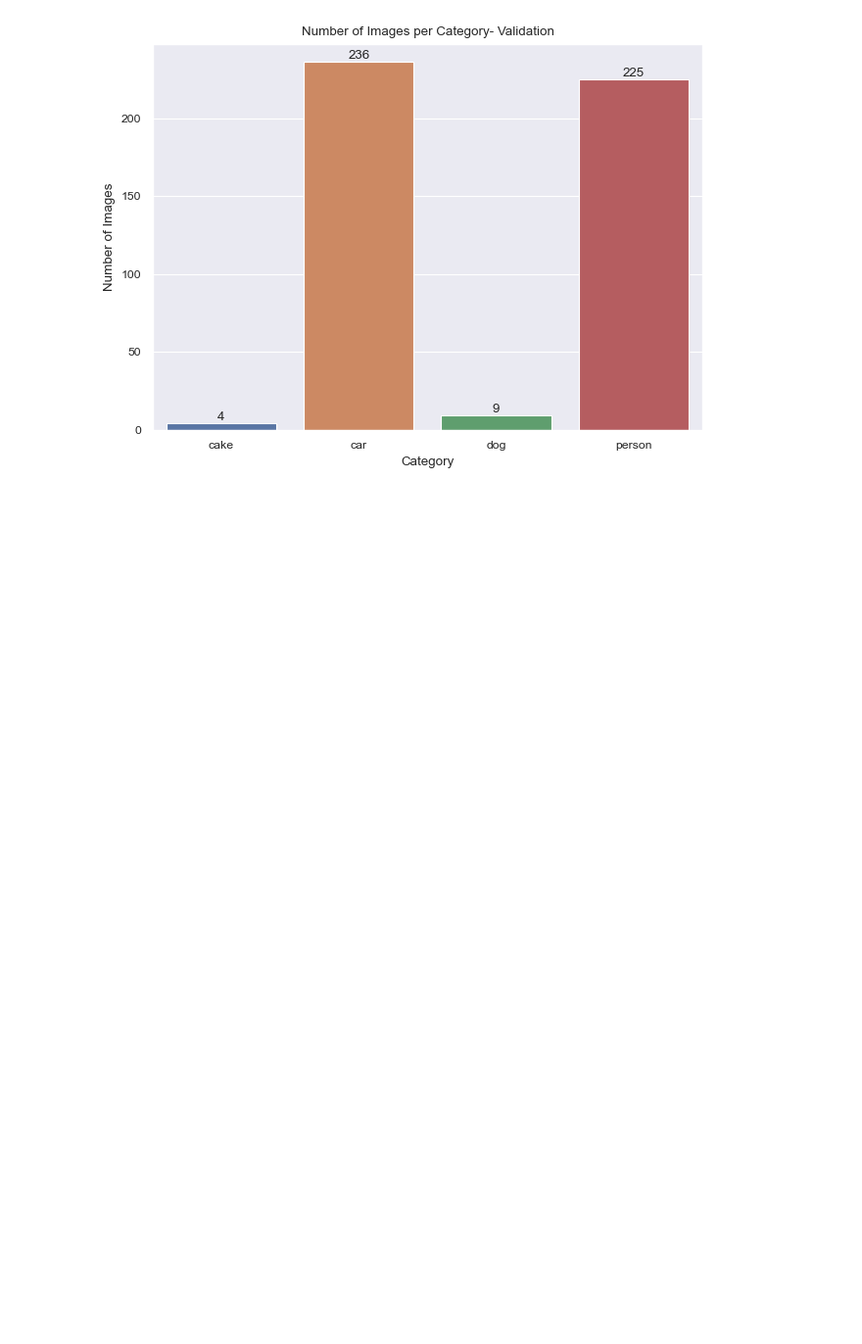
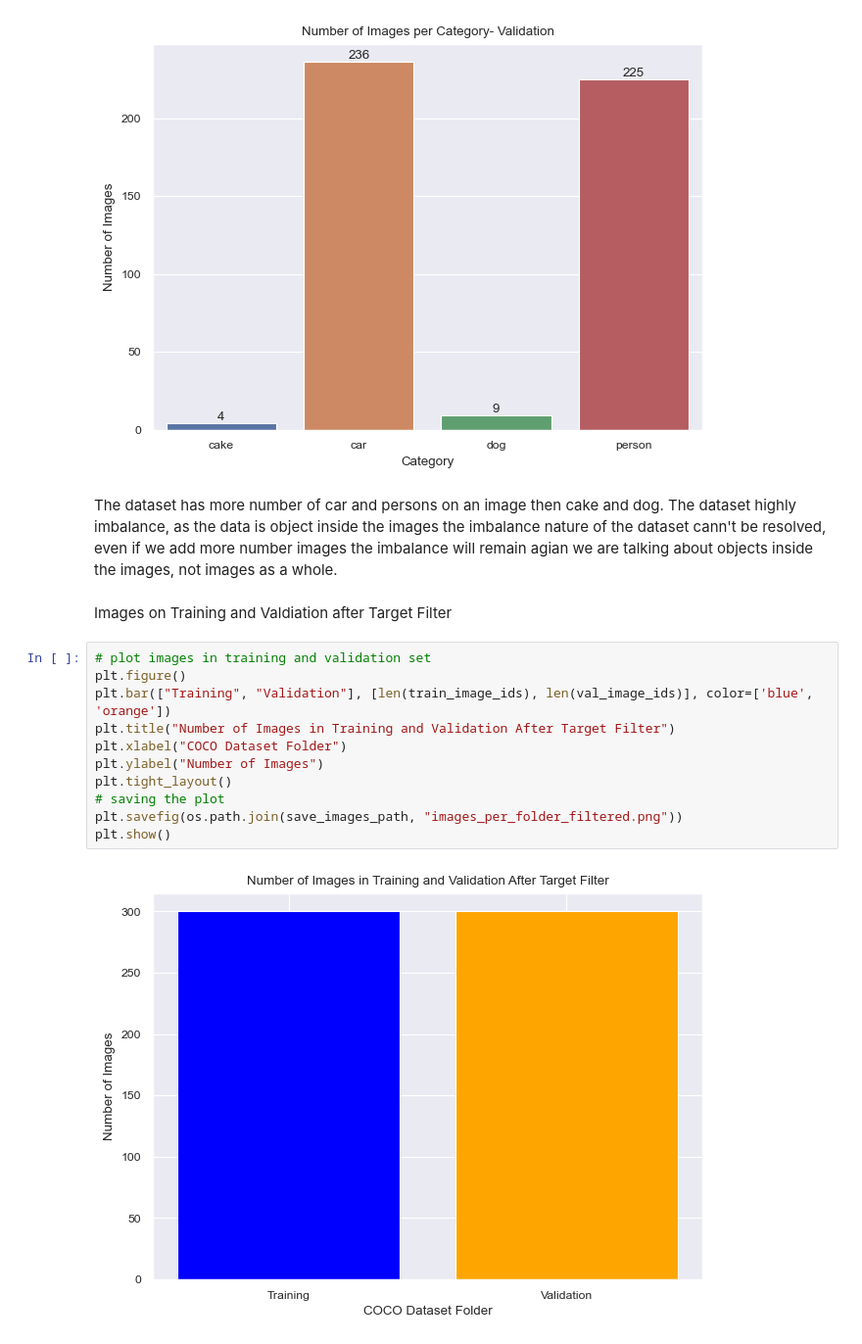
Before and after one commit to Mohitag94/Instance_Segmentation, a Jupyter notebook: coco_eda.ipynb, the cells around one changed output. Shown at 98% size. Drawn from its saved outputs; the diff is of its cells as text; blank space fills up the shorter version.

Commit message:
image analysis done

```diff
--- a/coco_eda.ipynb
+++ b/coco_eda.ipynb
@@ -210,3 +358,20 @@ Number of Images: 9
 Category ID: 41, Category Name: person
 Number of Images: 225
 [figure]
+# %% [markdown]
+The dataset has more number of car and persons on an image then cake and dog. The dataset highly imbalance, as the data is object inside the images the imbalance nature of the dataset cann't be resolved, even if we add more number images the imbalance will remain agian we are talking about objects inside the images, not images as a whole.
+# %% [markdown]
+Images on Training and Valdiation after Target Filter
+# %%
+# plot images in training and validation set
+plt.figure()
+plt.bar(["Training", "Validation"], [len(train_image_ids), len(val_image_ids)], color=['blue', 'orange'])
+plt.title("Number of Images in Training and Validation After Target Filter")
+plt.xlabel("COCO Dataset Folder")
+plt.ylabel("Number of Images")
+plt.tight_layout()
+# saving the plot
+plt.savefig(os.path.join(save_images_path, "images_per_folder_filtered.png"))
+plt.show()
+# %% [output]
+[figure, added]
```
Also changed, not shown: parts of 27 cells of this notebook, 6 other files.
